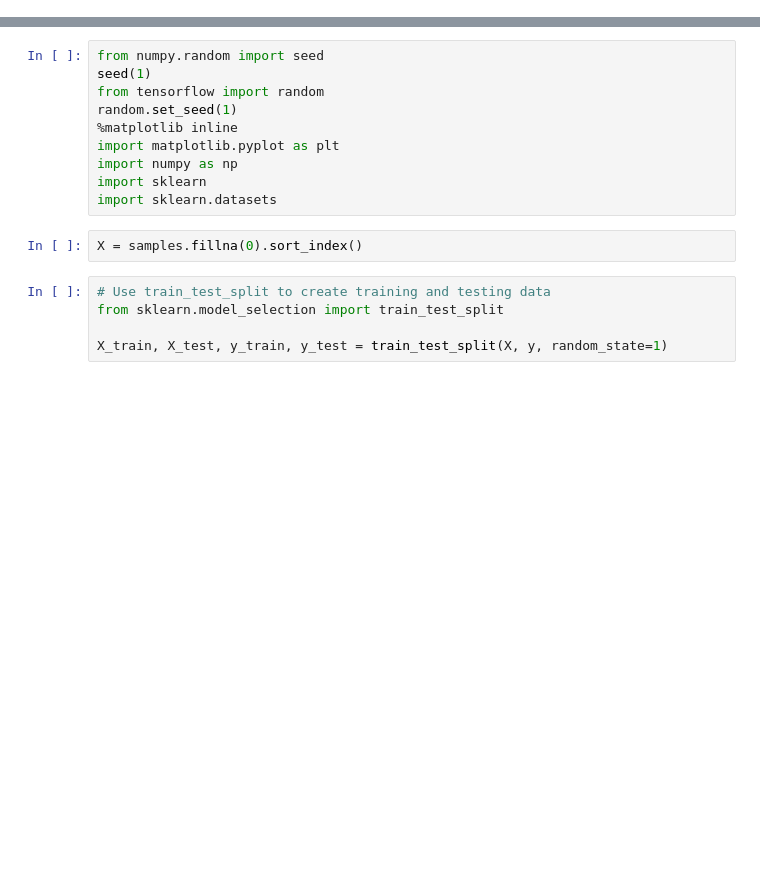
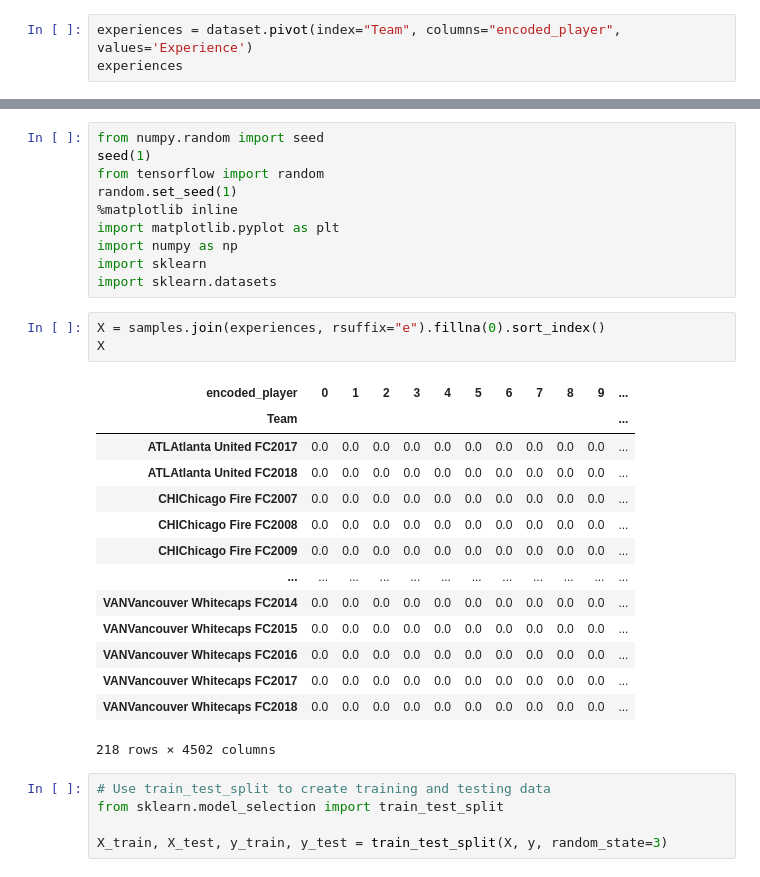
Before and after one commit to joshuadanielp/umn_fantasy_soccer, a Jupyter notebook: notebooks/research01.ipynb, the cells around one changed output, grey strips where cells are left out. Drawn from its saved outputs; the diff is of its cells as text; blank space fills up the shorter version.

```diff
--- a/notebooks/research01.ipynb
+++ b/notebooks/research01.ipynb
@@ -132,3 +153,6 @@ samples.describe()
 | 75% | 1.0 | 1.0 | 1.0 | 1.0 | 1.0 | 1.0 | 1.0 | 1.0 | 1.0 | 1.0 | ... |
 | max | 1.0 | 1.0 | 1.0 | 1.0 | 1.0 | 1.0 | 1.0 | 1.0 | 1.0 | 1.0 | ... |
 8 rows × 2251 columns
+# %%
+experiences = dataset.pivot(index="Team", columns="encoded_player", values='Experience')
+experiences
@@ -162,12 +214,28 @@ import numpy as np
 import sklearn
 import sklearn.datasets
 # %%
-X = samples.fillna(0).sort_index()
+X = samples.join(experiences, rsuffix="e").fillna(0).sort_index()
+X
+# %% [output]
+| encoded_player | 0 | 1 | 2 | 3 | 4 | 5 | 6 | 7 | 8 | 9 | ... |
+| Team |  |  |  |  |  |  |  |  |  |  | ... |
+| ATLAtlanta United FC2017 | 0.0 | 0.0 | 0.0 | 0.0 | 0.0 | 0.0 | 0.0 | 0.0 | 0.0 | 0.0 | ... |
+| ATLAtlanta United FC2018 | 0.0 | 0.0 | 0.0 | 0.0 | 0.0 | 0.0 | 0.0 | 0.0 | 0.0 | 0.0 | ... |
+| CHIChicago Fire FC2007 | 0.0 | 0.0 | 0.0 | 0.0 | 0.0 | 0.0 | 0.0 | 0.0 | 0.0 | 0.0 | ... |
+| CHIChicago Fire FC2008 | 0.0 | 0.0 | 0.0 | 0.0 | 0.0 | 0.0 | 0.0 | 0.0 | 0.0 | 0.0 | ... |
+| CHIChicago Fire FC2009 | 0.0 | 0.0 | 0.0 | 0.0 | 0.0 | 0.0 | 0.0 | 0.0 | 0.0 | 0.0 | ... |
+| ... | ... | ... | ... | ... | ... | ... | ... | ... | ... | ... | ... |
+| VANVancouver Whitecaps FC2014 | 0.0 | 0.0 | 0.0 | 0.0 | 0.0 | 0.0 | 0.0 | 0.0 | 0.0 | 0.0 | ... |
+| VANVancouver Whitecaps FC2015 | 0.0 | 0.0 | 0.0 | 0.0 | 0.0 | 0.0 | 0.0 | 0.0 | 0.0 | 0.0 | ... |
+| VANVancouver Whitecaps FC2016 | 0.0 | 0.0 | 0.0 | 0.0 | 0.0 | 0.0 | 0.0 | 0.0 | 0.0 | 0.0 | ... |
+| VANVancouver Whitecaps FC2017 | 0.0 | 0.0 | 0.0 | 0.0 | 0.0 | 0.0 | 0.0 | 0.0 | 0.0 | 0.0 | ... |
+| VANVancouver Whitecaps FC2018 | 0.0 | 0.0 | 0.0 | 0.0 | 0.0 | 0.0 | 0.0 | 0.0 | 0.0 | 0.0 | ... |
+218 rows × 4502 columns
 # %%
 # Use train_test_split to create training and testing data
 from sklearn.model_selection import train_test_split
 
-X_train, X_test, y_train, y_test = train_test_split(X, y, random_state=1)
+X_train, X_test, y_train, y_test = train_test_split(X, y, random_state=3)
 # %%
 X_test.shape
 # %% [output]
```
Also changed, not shown: parts of 14 cells of this notebook.
